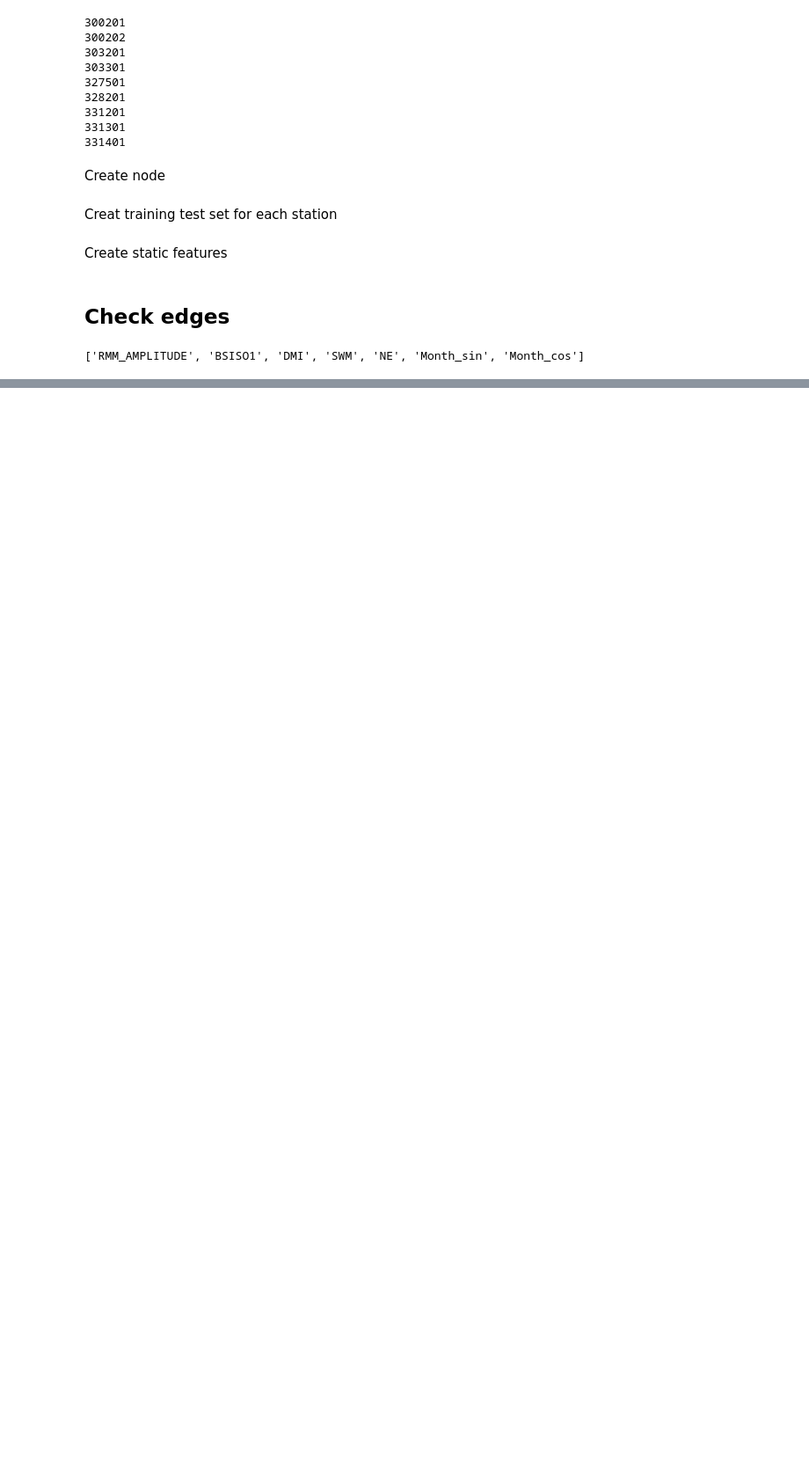
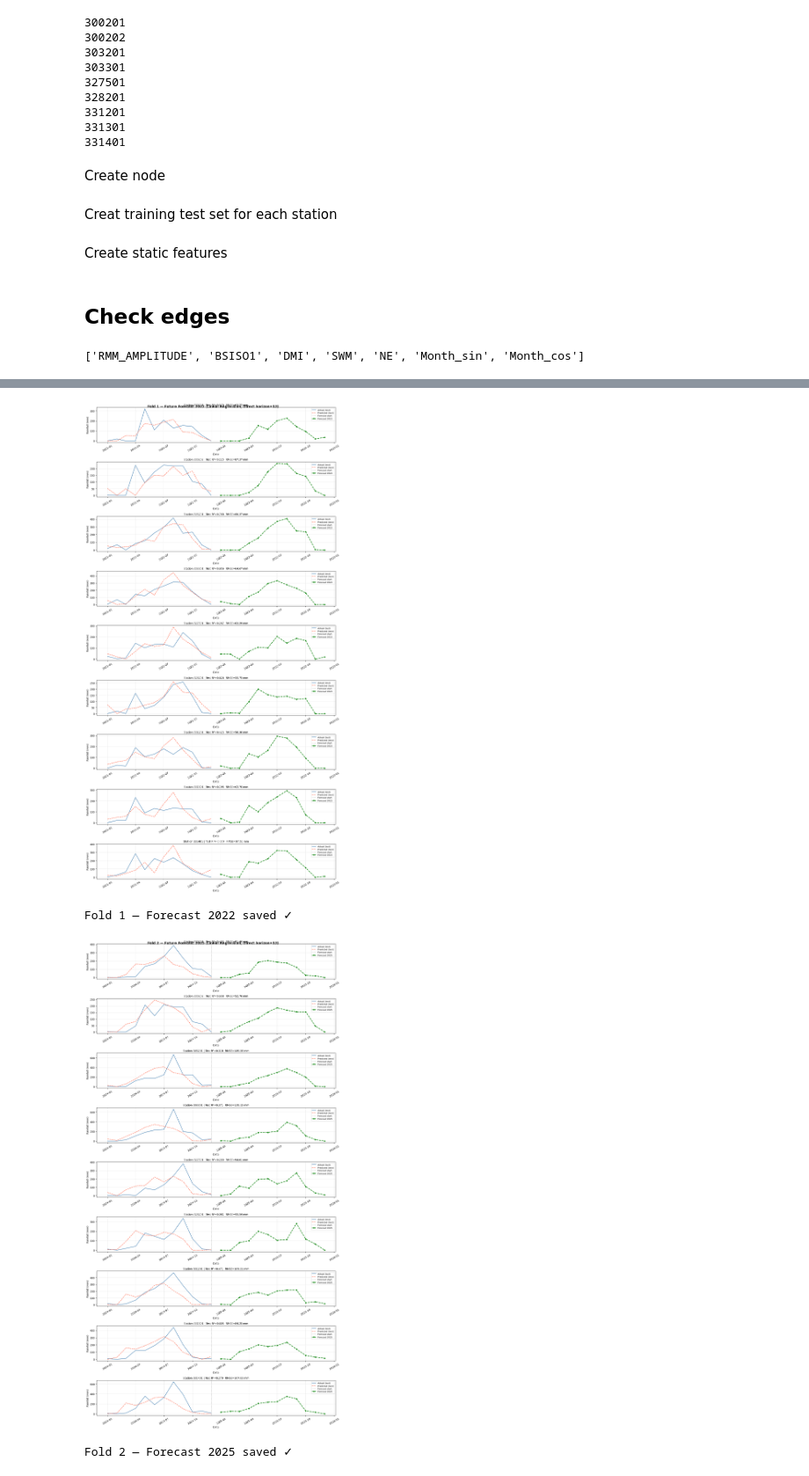
Before and after one commit to TKhahahah/Data_Mining_FinalProject, a Jupyter notebook: Linear_Regression.ipynb, the cells around one changed output, grey strips where cells are left out. Shown at 88% size. Cells and saved outputs as stored; diff of their text form; code cells hidden in the pictures; blank space fills up the shorter version.

```diff
--- a/Linear_Regression.ipynb
+++ b/Linear_Regression.ipynb
@@ -909,0 +902,68 @@ print(df_summary)
+# %%
+# ============================================================
+# STEP 5b: Plot Future Forecast
+# ============================================================
+
+for fold_idx in range(2):
+    station_names = list(future_results[fold_idx].keys())
+    n_stations = len(station_names)
+
+    sample_dates = future_results[fold_idx][station_names[0]]['future_dates']
+    future_year = sample_dates[0].year
+
+    fig, axes = plt.subplots(
+        nrows=n_stations, ncols=1,
+        figsize=(14, 3 * n_stations),
+        squeeze=False
+    )
+    fig.suptitle(f'Fold {fold_idx+1} — Future Forecast {future_year} (Linear Regression, Direct horizon=12)',
+                 fontsize=13, fontweight='bold')
+
+    for row, station_name in enumerate(station_names):
+        ax = axes[row][0]
+        res = results[fold_idx][station_name]
+        fut = future_results[fold_idx][station_name]
+
+        # clip ค่าติดลบเป็น 0
+        y_pred_future_plot = np.maximum(fut['y_pred_future'], 0)
+        y_pred_test_plot   = np.maximum(res['y_pred_test'],   0)
+
+        # เส้น actual ช่วง test
+        ax.plot(res['test_dates'], res['y_test'],
+                label='Actual (test)', color='steelblue', linewidth=1.5)
+
+        # เส้น predicted ช่วง test
+        ax.plot(res['test_dates'], y_pred_test_plot,
+                label='Predicted (test)', color='tomato',
+                linewidth=1.5, linestyle='--')
+
+        # เส้นแนวตั้งแบ่ง test vs future
+        ax.axvline(res['test_dates'][-1], color='gray',
+                   linewidth=1, linestyle=':', label='Forecast start')
+
+        # เส้นพยากรณ์อนาคต
+        ax.plot(fut['future_dates'], y_pred_future_plot,
+                label=f'Forecast {future_year}', color='green',
+                linewidth=2, linestyle='--', marker='o', markersize=4)
+
+        r2   = r2_score(res['y_test'], res['y_pred_test'])
+        rmse = np.sqrt(mean_squared_error(res['y_test'], res['y_pred_test']))
+
+        ax.set_title(f'Station {station_name} | Test R²={r2:.3f}  RMSE={rmse:.2f} mm',
+                     fontsize=10)
+        ax.set_ylabel('Rainfall (mm)')
+        ax.set_xlabel('Date')
+        ax.legend(fontsize=8, loc='upper right')
+        ax.tick_params(axis='x', rotation=30)
+        ax.grid(True, alpha=0.3)
+
+    plt.tight_layout()
+    plt.savefig(f'/content/drive/MyDrive/KKU3/LR_future_fold{fold_idx+1}_{future_year}.png',
+                dpi=150, bbox_inches='tight')
+    plt.show()
+    print(f"Fold {fold_idx+1} — Forecast {future_year} saved ✓")
+# %% [output]
+[figure, added]
+Fold 1 — Forecast 2022 saved ✓
+[figure, added]
+Fold 2 — Forecast 2025 saved ✓
```
Also changed, not shown: parts of 29 cells of this notebook.
